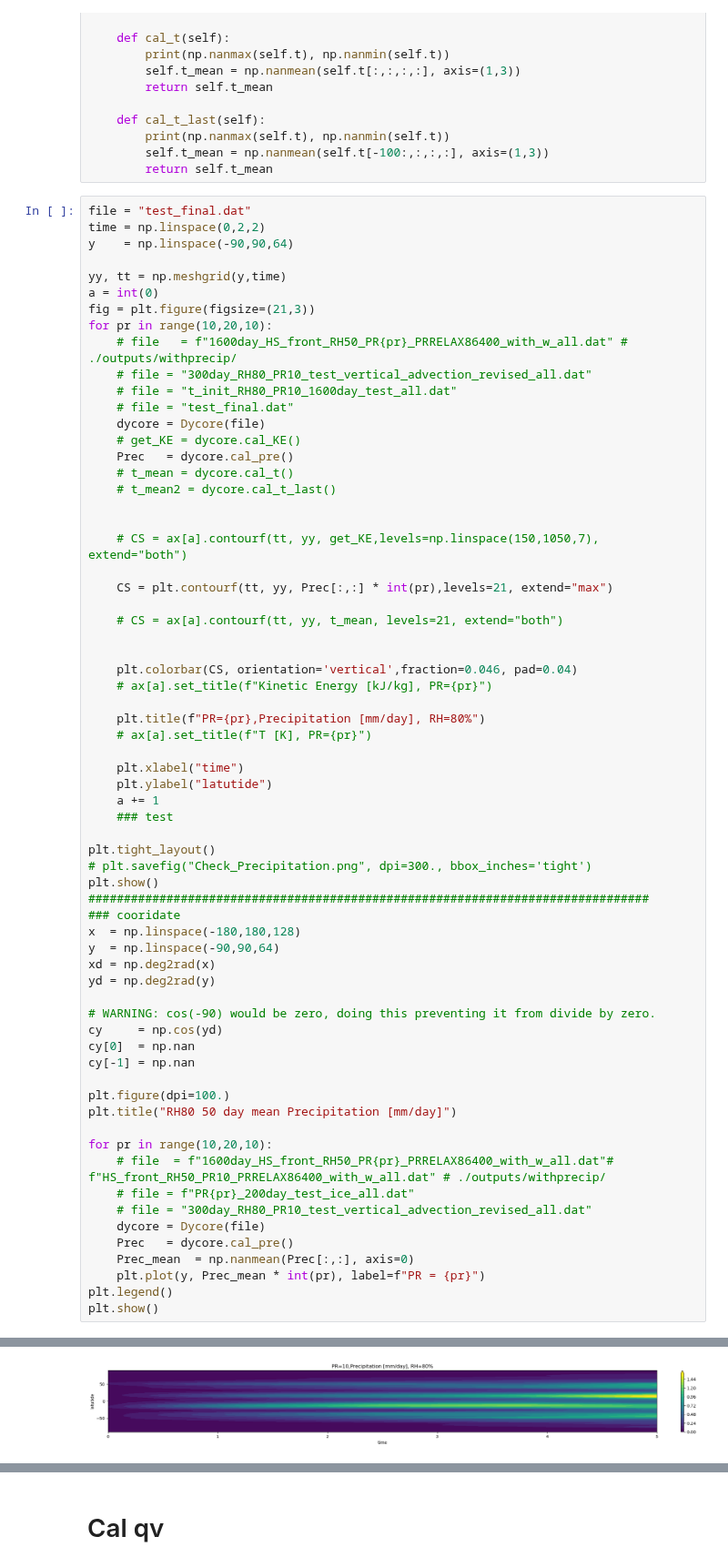
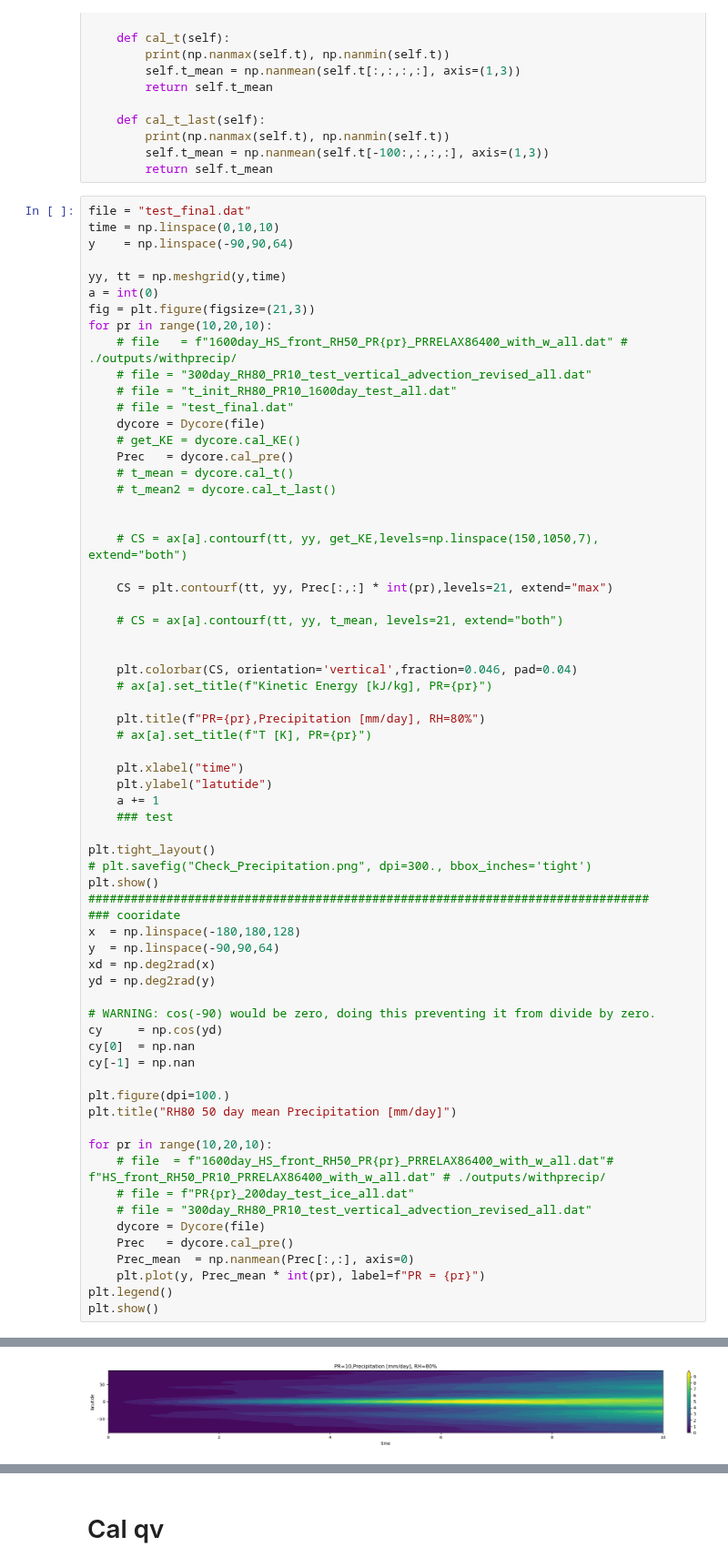
Before and after one commit to PeterChang1023/Dycore_Master, a Jupyter notebook: dycore/IdealizeSpetral.jl/exp/HSt42/check_spinupday.ipynb, the cells around one changed output, grey strips where cells are left out. Shown at 91% size. Cells and saved outputs as stored; diff of their text form.

```diff
--- a/dycore/IdealizeSpetral.jl/exp/HSt42/check_spinupday.ipynb
+++ b/dycore/IdealizeSpetral.jl/exp/HSt42/check_spinupday.ipynb
@@ -127,7 +127,7 @@ class Dycore:
         return self.t_mean
 # %%
 file = "test_final.dat"
-time = np.linspace(0,2,2)
+time = np.linspace(0,10,10)
 y    = np.linspace(-90,90,64)
 
 yy, tt = np.meshgrid(y,time)
@@ -195 +196 @@ plt.show()
-[figure, old version]
+[figure, new version]
```
Also changed, not shown: parts of 16 cells of this notebook, 2 other files.
